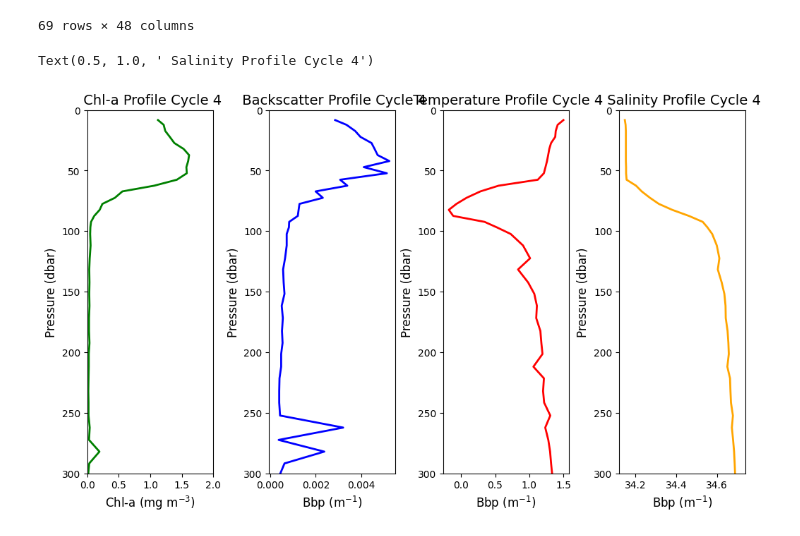
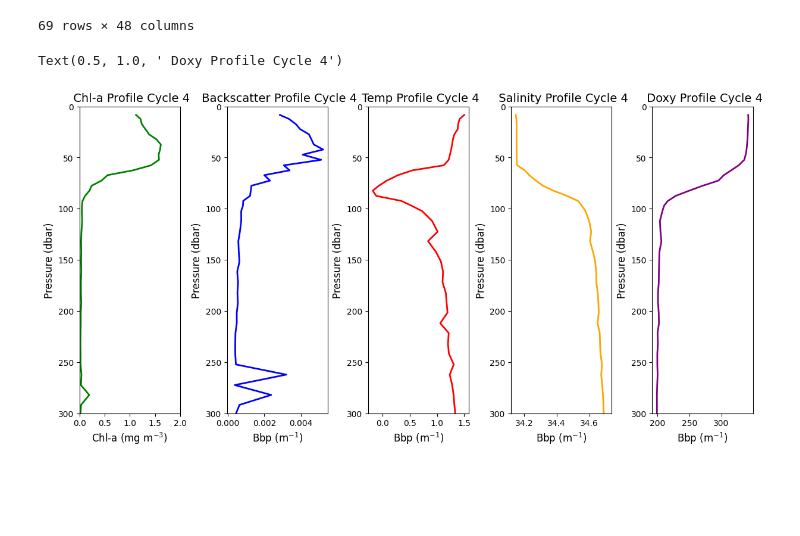
Before and after one commit to Lilah-Asalie/IBIS_Project, a Jupyter notebook: Depth_Profile.ipynb, the cells around one changed output. Saved outputs shown, nothing was run; the diff lists cells and outputs as text; code cells hidden in the pictures; blank space fills up the shorter version.

```diff
--- a/Depth_Profile.ipynb
+++ b/Depth_Profile.ipynb
@@ -124,10 +124,9 @@ df_cycle
 69 rows × 48 columns
 # %%
 # Create figure and axis
-fig = plt.figure(figsize=(10,6), layout='constrained')
-ax = fig.add_subplot(141)
+fig = plt.figure(figsize=(12,6), layout='constrained')
+ax = fig.add_subplot(151)
 ax.plot(df_cycle['CHLA_ADJUSTED'], df_cycle['PRES_ADJUSTED'], color='green', lw=2)
-
 
 ax.set_xlim(0, 2)
 ax.set_ylim(0, 300)
@@ -135,39 +134,57 @@ ax.invert_yaxis()
 ax.set_xlabel(r'Chl-a (mg m$^{-3}$)', fontsize=12)
 ax.set_ylabel('Pressure (dbar)', fontsize=12)
 ax.set_title(' Chl-a Profile Cycle 4', fontsize=14)
 
-ax = fig.add_subplot(142)
+
+
+ax = fig.add_subplot(152)
 ax.plot(df_cycle['BBP700_ADJUSTED'], df_cycle['PRES_ADJUSTED'], color='blue', lw=2)
 
 #ax.set_xlim(0, 2)
 ax.set_ylim(0, 300)
 ax.invert_yaxis()
 ax.set_xlabel(r'Bbp (m$^{-1}$)', fontsize=12)
 ax.set_ylabel('Pressure (dbar)', fontsize=12)
 ax.set_title(' Backscatter Profile Cycle 4', fontsize=14)
 
-ax = fig.add_subplot(143)
+
+
+ax = fig.add_subplot(153)
 ax.plot(df_cycle['TEMP_ADJUSTED'], df_cycle['PRES_ADJUSTED'], color='red', lw=2)
 
 #ax.set_xlim(0, 2)
 ax.set_ylim(0, 300)
 ax.invert_yaxis()
 ax.set_xlabel(r'Bbp (m$^{-1}$)', fontsize=12)
 ax.set_ylabel('Pressure (dbar)', fontsize=12)
-ax.set_title(' Temperature Profile Cycle 4', fontsize=14)
+ax.set_title(' Temp Profile Cycle 4', fontsize=14)
 
-ax = fig.add_subplot(144)
+
+
+ax = fig.add_subplot(154)
 ax.plot(df_cycle['PSAL_ADJUSTED'], df_cycle['PRES_ADJUSTED'], color='orange', lw=2)
 
 #ax.set_xlim(0, 2)
 ax.set_ylim(0, 300)
 ax.invert_yaxis()
 ax.set_xlabel(r'Bbp (m$^{-1}$)', fontsize=12)
 ax.set_ylabel('Pressure (dbar)', fontsize=12)
 ax.set_title(' Salinity Profile Cycle 4', fontsize=14)
+
+
+
+ax = fig.add_subplot(155)
+ax.plot(df_cycle['DOXY_ADJUSTED'], df_cycle['PRES_ADJUSTED'], color='purple', lw=2)
+
+#ax.set_xlim(0, 2)
+ax.set_ylim(0, 300)
+ax.invert_yaxis()
+ax.set_xlabel(r'Bbp (m$^{-1}$)', fontsize=12)
+ax.set_ylabel('Pressure (dbar)', fontsize=12)
+ax.set_title(' Doxy Profile Cycle 4', fontsize=14)
 # %% [output]
-Text(0.5, 1.0, ' Salinity Profile Cycle 4')
+Text(0.5, 1.0, ' Doxy Profile Cycle 4')
-[figure, old version]
+[figure, new version]
 # %%
 # temp, salinity, doxy depth profiles (all in a row if you want)
 # can create function to customize plot intead of copy pasting and manually changing
```
Also changed, not shown: 2 other files.
